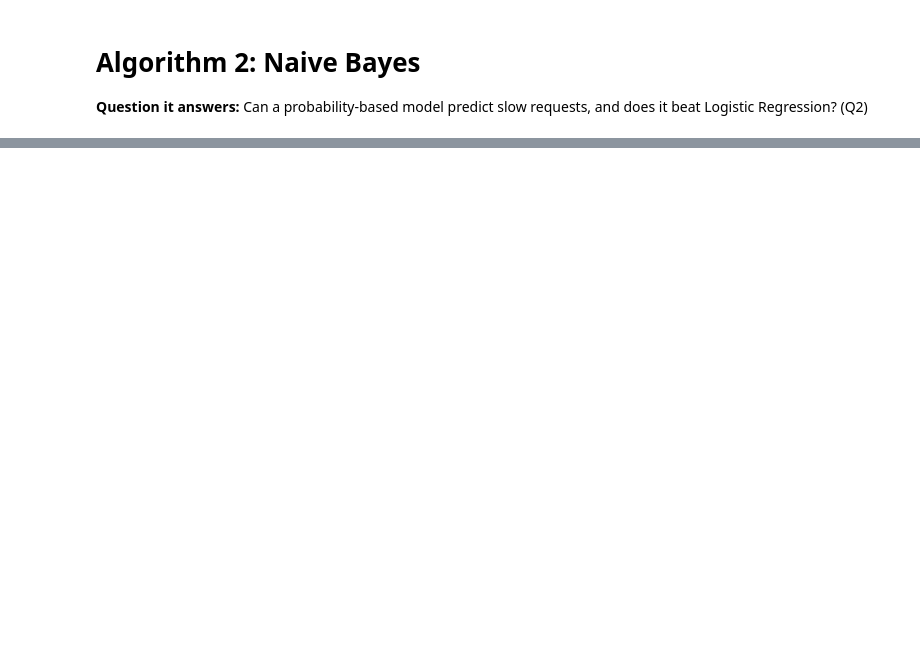
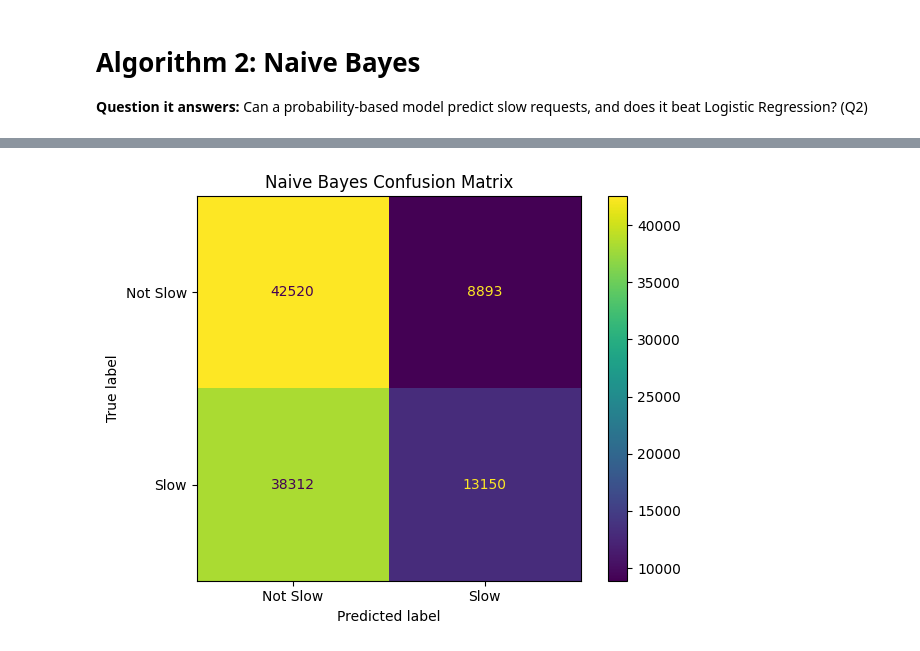
Before and after one commit to JoshuaCongHu/CTRL-Freaks, a Jupyter notebook: phase2/src/phase2_B.ipynb, the cells around one changed output, grey strips where cells are left out. Saved outputs shown, nothing was run; the diff lists cells and outputs as text; code cells hidden in the pictures; blank space fills up the shorter version.

```diff
--- a/phase2/src/phase2_B.ipynb
+++ b/phase2/src/phase2_B.ipynb
@@ -1029,0 +1220,15 @@ See the caveats in the documentation: https://pandas.pydata.org/pandas-docs/stab
+# %%
+# confusion matrix of naive bayes
+cm = confusion_matrix(output_test, nb_predictions)
+
+disp = ConfusionMatrixDisplay(
+    confusion_matrix=cm,
+    display_labels=["Not Slow", "Slow"]
+)
+
+disp.plot(values_format="d")
+plt.title("Naive Bayes Confusion Matrix")
+plt.tight_layout()
+plt.show()
+# %% [output]
+[figure, added]
```
Also changed, not shown: parts of 8 cells of this notebook.
